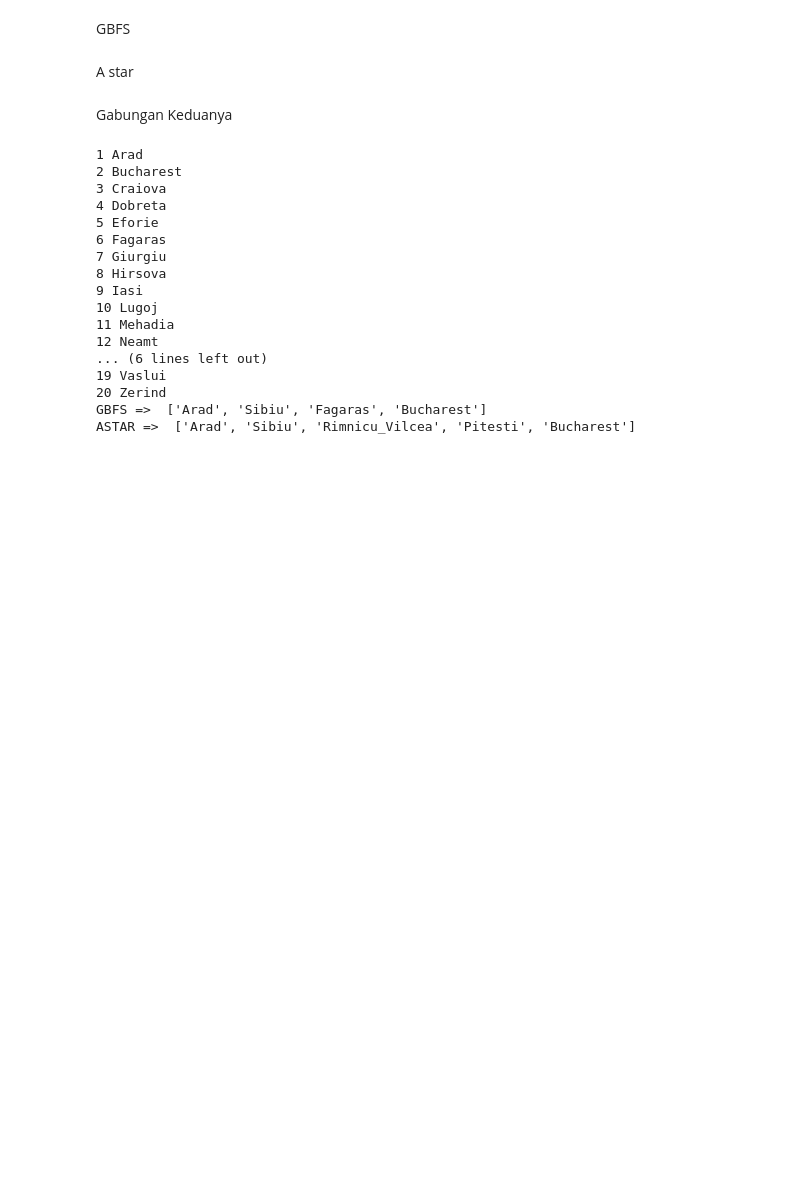
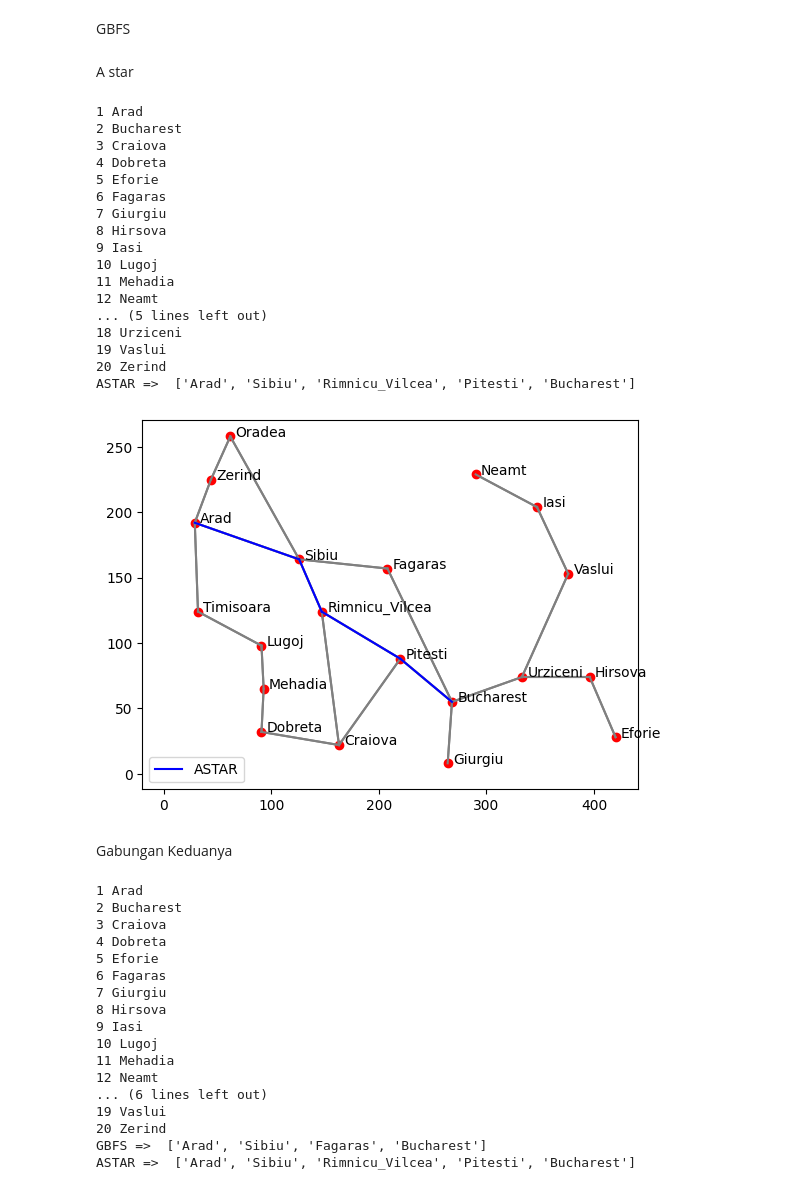
Before and after one commit to SahrudinCode/pert3, a Jupyter notebook: pert3.ipynb, the cells around one changed output. Drawn from its saved outputs; the diff is of its cells as text; code cells hidden in the pictures; blank space fills up the shorter version.

```diff
--- a/pert3.ipynb
+++ b/pert3.ipynb
@@ -392,26 +362,7 @@ def createGraph():
 
 
 # Greedy Best First Search Algorithm
-def GBFS(startNode, heuristics, graph, goalNode="Bucharest"):
-    priorityQueue = queue.PriorityQueue()
-    priorityQueue.put((heuristics[startNode], startNode))
 
-    path = []
-
-    while priorityQueue.empty() == False:
-        current = priorityQueue.get()[1]
-        path.append(current)
-
-        if current == goalNode:
-            break
-
-        priorityQueue = queue.PriorityQueue()
-
-        for i in graph[current]:
-            if i[0] not in path:
-                priorityQueue.put((heuristics[i[0]], i[0]))
-
-    return path
 
 
 # Astar Algorithm
@@ -441,7 +392,7 @@ def Astar(startNode, heuristics, graph, goalNode="Bucharest"):
 
 # drawing map of answer
 # menggambar peta jawaban
-def drawMap(city, gbfs, astar, graph):
+def drawMap(city, astar, graph):
     for i, j in city.items():
         plt.plot(j[0], j[1], "ro")
         plt.annotate(i, (j[0] + 5, j[1]))
@@ -450,14 +401,6 @@ def drawMap(city, gbfs, astar, graph):
             n = city[k[0]]
             plt.plot([j[0], n[0]], [j[1], n[1]], "gray")
 
-    for i in range(len(gbfs)):
-        try:
-            first = city[gbfs[i]]
-            secend = city[gbfs[i + 1]]
-
-            plt.plot([first[0], secend[0]], [first[1], secend[1]], "green")
-        except:
-            continue
 
     for i in range(len(astar)):
         try:
@@ -468,39 +411,58 @@ def drawMap(city, gbfs, astar, graph):
         except:
             continue
 
-    plt.errorbar(1, 1, label="GBFS", color="green")
+
     plt.errorbar(1, 1, label="ASTAR", color="blue")
     plt.legend(loc="lower left")
 
     plt.show()
 
 
 # running the program
 def main():
     heuristic = getHeuristics()
     graph = createGraph()
     city, citiesCode = getCity()
 
     for i, j in citiesCode.items():
         print(i, j)
 
     while True:
         inputCode = int(input("Please enter your desired city's number (0 for exit): "))
 
         if inputCode == 0:
             break
 
         cityName = citiesCode[inputCode]
 
-        gbfs = GBFS(cityName, heuristic, graph)
+
         astar = Astar(cityName, heuristic, graph)
         #print("GBFS => ", gbfs)
         print("ASTAR => ", astar)
 
-        drawMap(city, gbfs, astar, graph)
+        drawMap(city, astar, graph)
 
 
 main()
+# %% [output]
+1 Arad
+2 Bucharest
+3 Craiova
+4 Dobreta
+5 Eforie
+6 Fagaras
+7 Giurgiu
+8 Hirsova
+9 Iasi
+10 Lugoj
+11 Mehadia
+12 Neamt
+... (5 lines left out)
+18 Urziceni
+19 Vaslui
+20 Zerind
+ASTAR =>  ['Arad', 'Sibiu', 'Rimnicu_Vilcea', 'Pitesti', 'Bucharest']
+[figure, added]
 # %% [markdown]
 Gabungan Keduanya
 # %%
```
Also changed, not shown: parts of 1 cell of this notebook.
